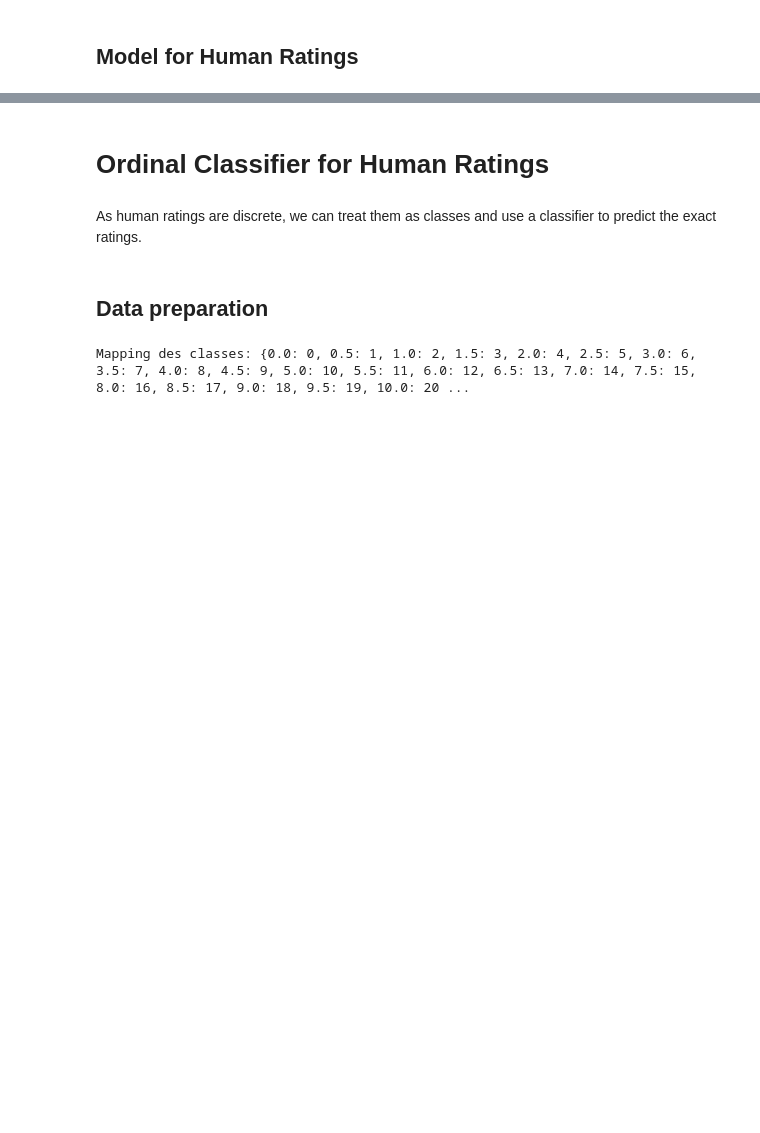
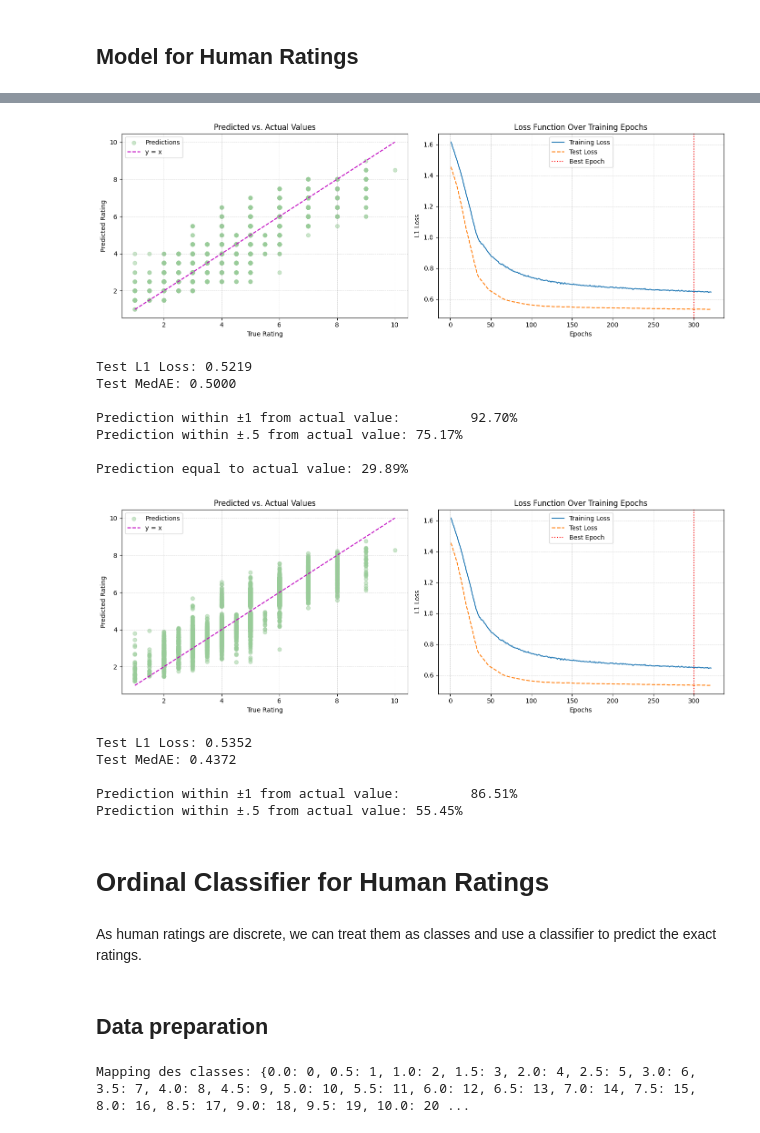
Before and after one commit to valentinb67/ML_DL_project, a Jupyter notebook: 3_DLpart.ipynb, the cells around one changed output, grey strips where cells are left out. Saved outputs shown, nothing was run; the diff lists cells and outputs as text; code cells hidden in the pictures; blank space fills up the shorter version.

```diff
--- a/3_DLpart.ipynb
+++ b/3_DLpart.ipynb
@@ -378,0 +470,6 @@ Prediction equal to actual value: 29.78%
+# %%
+X_train, y_train, X_test, y_test = None, None, None, None
+X_train, y_train, X_test, y_test = prep_data(human_1)
+
+# Run grid-search
+best_model_state, best_params, best_train_losses, best_test_losses = random_search(X_train, y_train, X_test, y_test, n_iter=2)
@@ -379,5 +494,39 @@ Prediction equal to actual value: 29.78%
+# %%
+# Créez le modèle avec la fonction create_model en utilisant best_params
+model = create_model(X_test.shape[1],
+                     dropout_rate=best_params["dropout_rate"],
+                     hidden_dim1=best_params["hidden_dim1"],
+                     hidden_dim2=best_params["hidden_dim2"],
+                     hidden_dim3=best_params["hidden_dim3"])
+
+# Chargez l'état sauvegardé dans l'instance du modèle
+model.load_state_dict(best_model_state)
+
+evaluate(best_train_losses, best_test_losses,
+         best_model_state, best_params["best_epoch"],
+         y_test, X_test, criterion=nn.L1Loss(), discrete=False)
+
+#Rounded predictions
+evaluate(best_train_losses, best_test_losses,
+         best_model_state, best_params["best_epoch"],
+         y_test, X_test, criterion=nn.L1Loss(), discrete=True)
+# %% [output]
+[figure, added]
+Test L1 Loss: 0.5219
+Test MedAE: 0.5000
+
+Prediction within ±1 from actual value:         92.70%
+Prediction within ±.5 from actual value: 75.17%
+
+Prediction equal to actual value: 29.89%
+[figure, added]
+Test L1 Loss: 0.5352
+Test MedAE: 0.4372
+
+Prediction within ±1 from actual value:         86.51%
+Prediction within ±.5 from actual value: 55.45%
 # %% [markdown]
-# Ordinal Classifier for Human Ratings
+# **Ordinal Classifier for Human Ratings**
 # %% [markdown]
 
 As human ratings are discrete, we can treat them as classes and use a classifier to predict the exact ratings.
```
Also changed, not shown: parts of 26 cells of this notebook.
